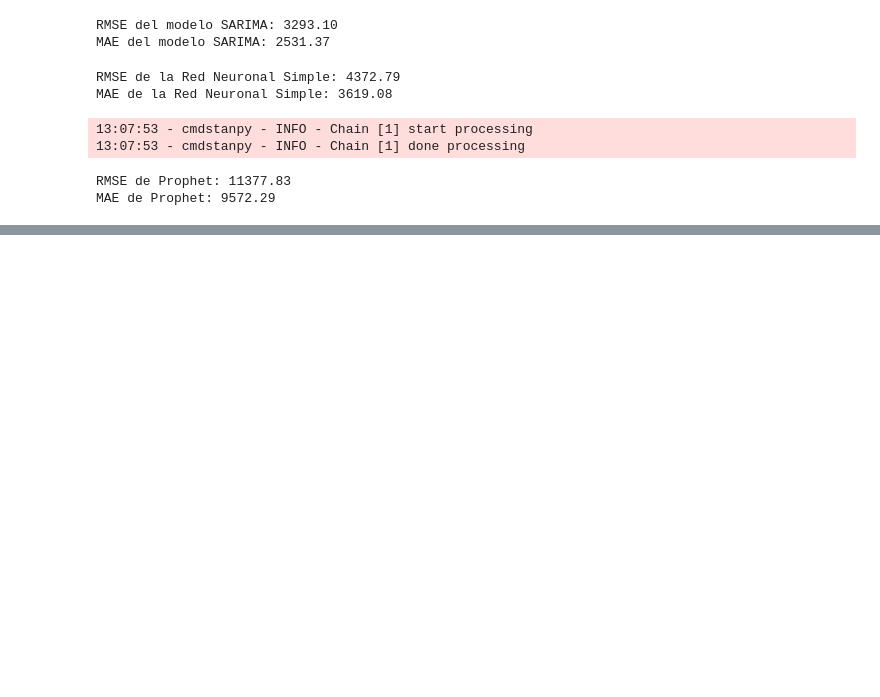
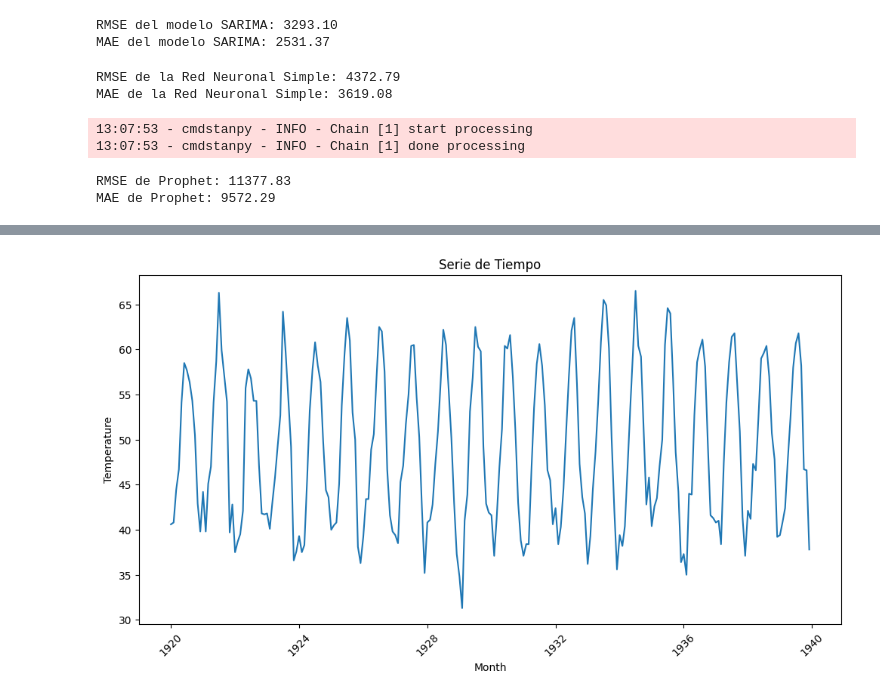
Before and after one commit to GabrielVicente-GT/CC3084_Laboratorio3, a Jupyter notebook: Lab3.ipynb, the cells around one changed output, grey strips where cells are left out. Saved outputs shown, nothing was run; the diff lists cells and outputs as text; code cells hidden in the pictures; blank space fills up the shorter version.

```diff
--- a/Lab3.ipynb
+++ b/Lab3.ipynb
@@ -628,0 +659,4 @@ MAE de Prophet: 9572.29
+# %%
+df = pd.read_csv("./Datos/monthly-mean-temp.csv")
+df['Month'] = pd.to_datetime(df['Month'])
+df.head()
@@ -628,0 +682,10 @@ MAE de Prophet: 9572.29
+# %%
+plt.figure(figsize=(12, 6))
+plt.plot(df['Month'], df['Temperature'])
+plt.title("Serie de Tiempo")
+plt.xlabel("Month")
+plt.ylabel("Temperature")
+plt.xticks(rotation=45)
+plt.show()
+# %% [output]
+[figure, added]
```
Also changed, not shown: parts of 39 cells of this notebook.
